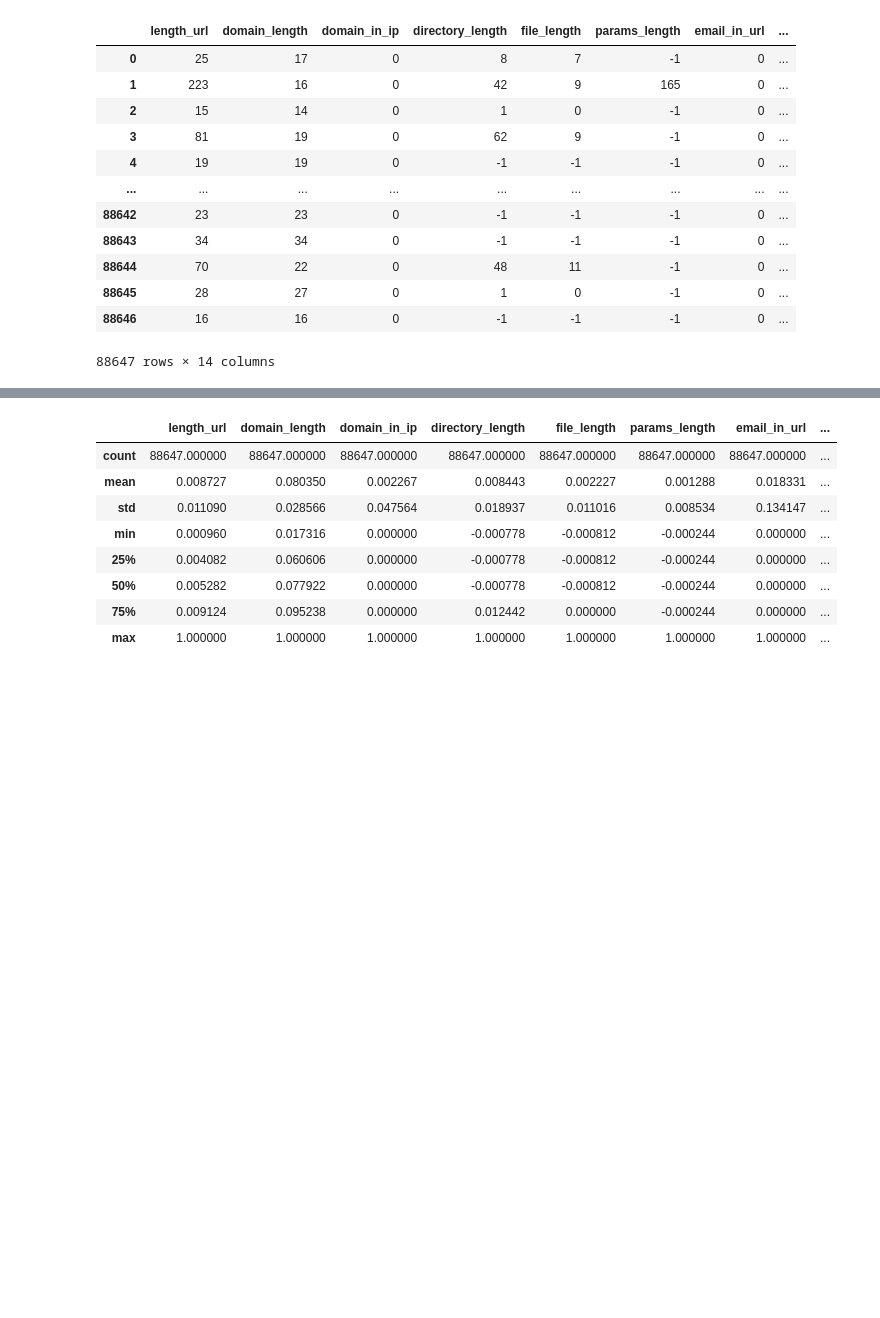
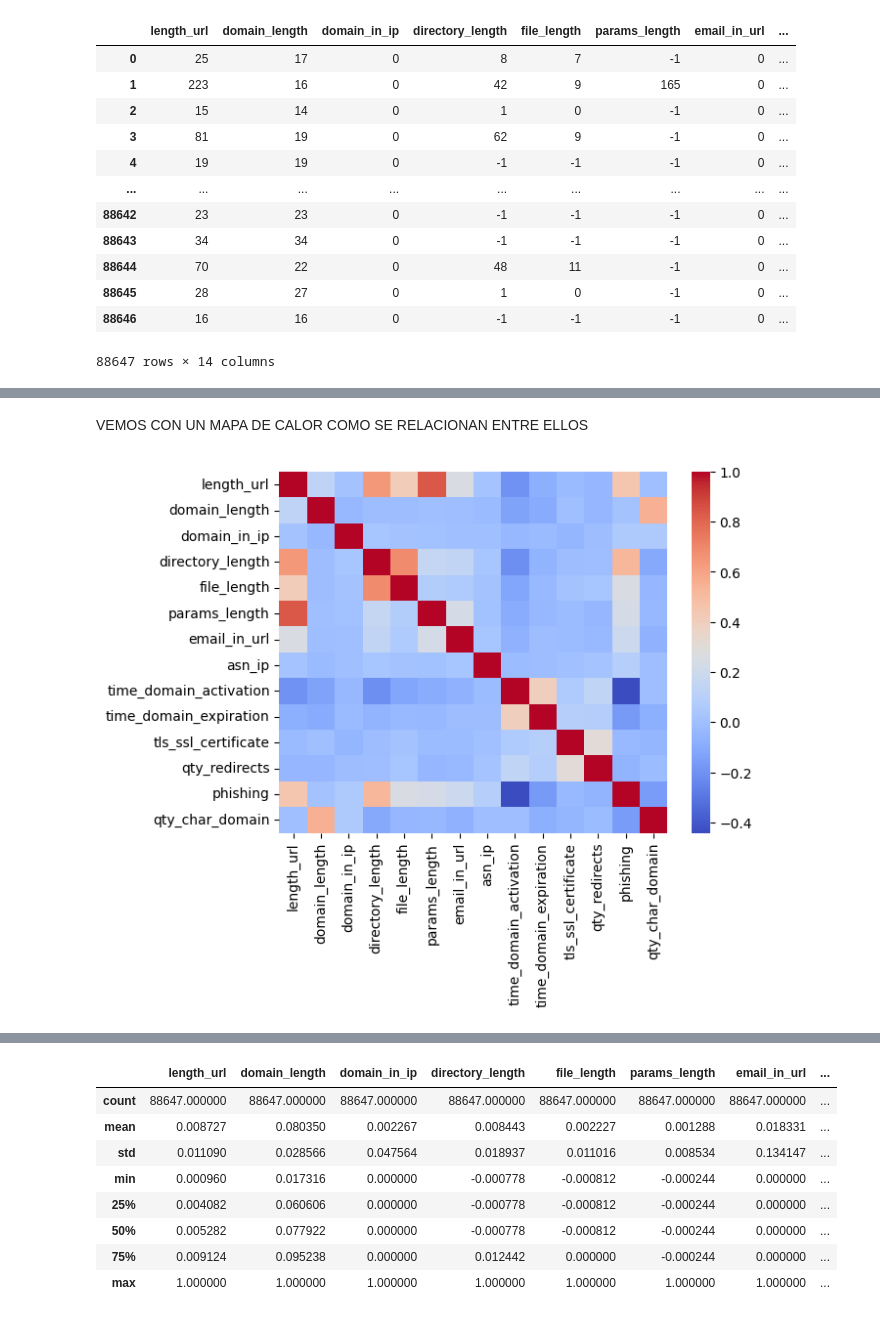
Before and after one commit to Dantetripodi/TP-MATE3-TRIPODI, a Jupyter notebook: TpMate 3.ipynb, the cells around one changed output, grey strips where cells are left out. Saved outputs shown, nothing was run; the diff lists cells and outputs as text; code cells hidden in the pictures; blank space fills up the shorter version.

```diff
--- a/TpMate 3.ipynb
+++ b/TpMate 3.ipynb
@@ -136,0 +116,5 @@ ax.set_yticklabels(df1.columns.to_list(), ha='right');
+# %%
+correlaciones = df1.corr(method="pearson")
+
+#tablita
+correlaciones
@@ -136,0 +137,8 @@ ax.set_yticklabels(df1.columns.to_list(), ha='right');
+# %% [markdown]
+VEMOS CON UN MAPA DE CALOR COMO SE RELACIONAN ENTRE ELLOS
+# %%
+#mapa de calor
+sns.heatmap(correlaciones, cmap='coolwarm')
+plt.show()
+# %% [output]
+[figure, added]
```
Also changed, not shown: parts of 29 cells of this notebook.
